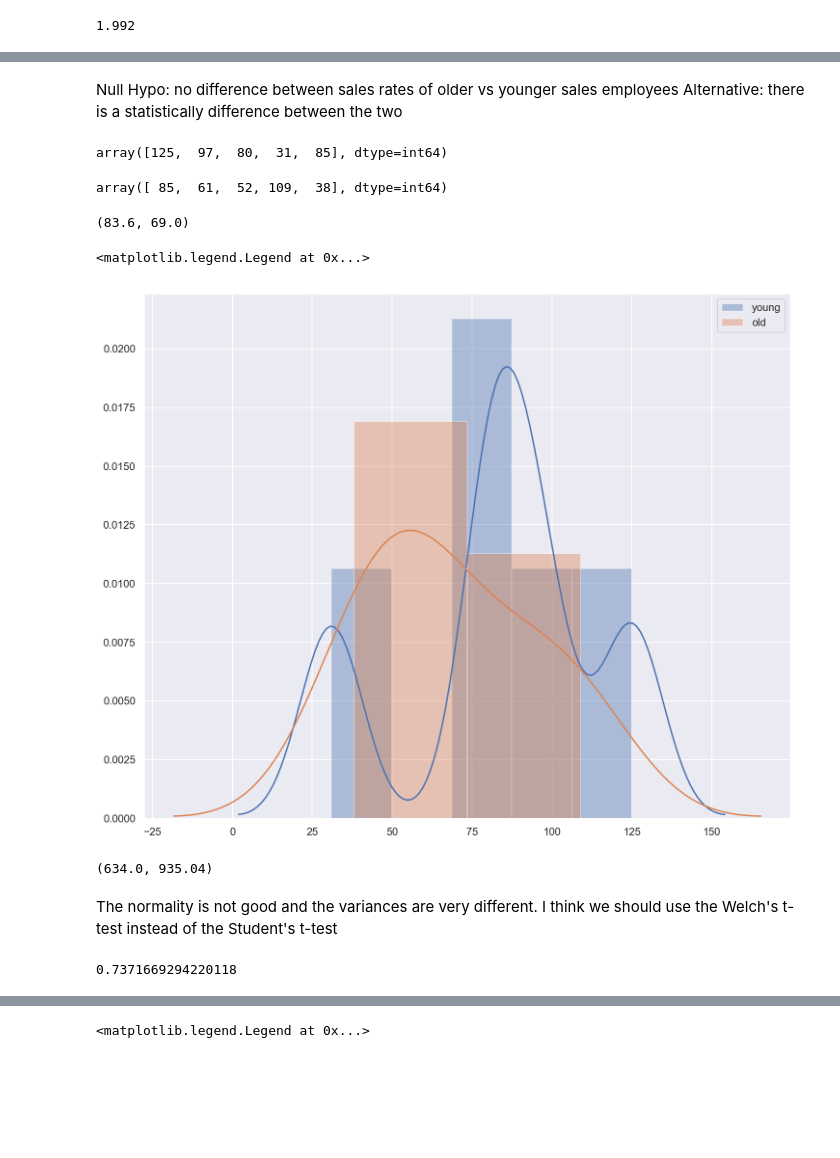
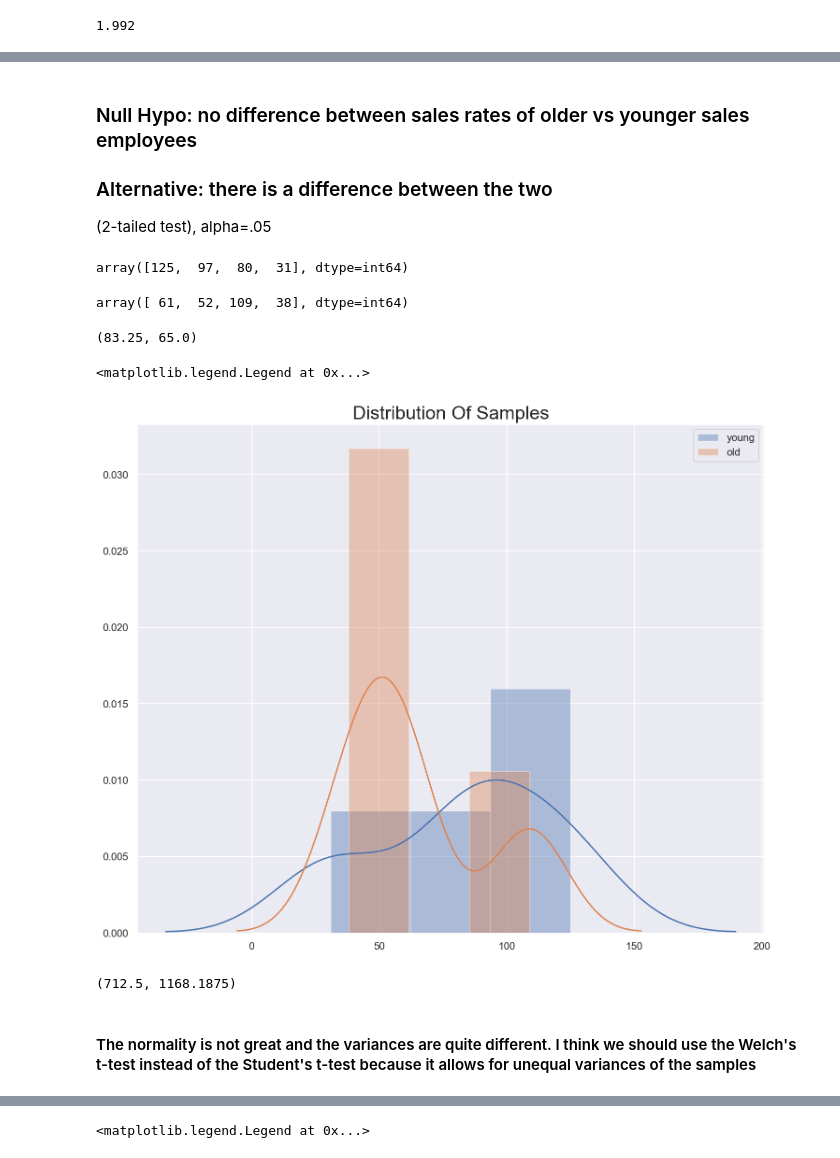
Before and after one commit to swede0623/dsc-2-final-project-online-ds-pt-031119, a Jupyter notebook: Project.ipynb, the cells around one changed output, grey strips where cells are left out. Cells and saved outputs as stored; diff of their text form; code cells hidden in the pictures; blank space fills up the shorter version.

```diff
--- a/Project.ipynb
+++ b/Project.ipynb
@@ -30,8 +26,10 @@ sns.set_style('whitegrid')
 import sqlalchemy
 from sqlalchemy import create_engine
 from sqlalchemy.orm import Session, sessionmaker
+from sqlalchemy import inspect
 
-engine = create_engine("sqlite:///Northwind_small.sqlite", echo=True)
+engine = create_engine("sqlite:///Northwind_small.sqlite")
 Session = sessionmaker(bind=engine)
 session = Session()
+inspector = inspect(engine)
 # %%
@@ -256,7 +121,8 @@ Younger vs Older employees sales numbers
 # %%
 df = pd.read_sql_query("""
-Select o.Id OrderId, o.EmployeeId, o.OrderDate, e.LastName, e.FirstName, e.BirthDate, count(*) num_orders from [Order] o JOIN Employee e
-on o.EmployeeId = e.Id where o.OrderDate between '2013-01-01' and '2015-01-01' group by o.EmployeeId
+Select o.Id OrderId, o.EmployeeId, o.OrderDate, e.LastName, e.FirstName, e.BirthDate, count(*) num_orders
+from [Order] o JOIN Employee e on o.EmployeeId = e.Id where o.OrderDate between '2013-01-01' and '2015-01-01'
+group by o.EmployeeId
 order by e.Birthdate
 """, engine)
 df
@@ -284,33 +144,39 @@ Is there a statistically significant difference between sales rates of the lower
 # %% [markdown]
-Null Hypo: no difference between sales rates of older vs younger sales employees
-Alternative: there is a statistically difference between the two
+### Null Hypo: no difference between sales rates of older vs younger sales employees
+
+### Alternative: there is a difference between the two
+
+(2-tailed test), alpha=.05
 # %%
-young = np.array(df.num_orders.iloc[0:5])
-old = np.array(df.num_orders.iloc[4:])
+young = np.array(df.num_orders.iloc[0:4])
+old = np.array(df.num_orders.iloc[5:])
 # %%
 young
 # %% [output]
-array([125,  97,  80,  31,  85], dtype=int64)
+array([125,  97,  80,  31], dtype=int64)
 # %%
 old
 # %% [output]
-array([ 85,  61,  52, 109,  38], dtype=int64)
+array([ 61,  52, 109,  38], dtype=int64)
 # %%
 young.mean(), old.mean()
 # %% [output]
-(83.6, 69.0)
+(83.25, 65.0)
 # %%
 sns.set(color_codes=True)
 sns.set(rc={'figure.figsize':(12,10)})
-sns.distplot(young, label='young') # Blue distribution
-sns.distplot(old, label='old') # Green distribution
+sns.distplot(young, label='young')
+sns.distplot(old, label='old')
+plt.title("Distribution Of Samples", size=20)
 plt.legend()
 # %% [output]
 <matplotlib.legend.Legend at 0x...>
-[figure, old version]
+[figure, new version]
 # %%
+# variance comparison
+
 old.var(), young.var()
 # %% [output]
-(634.0, 935.04)
+(712.5, 1168.1875)
 # %% [markdown]
-The normality is not good and the variances are very different.  I think we should use the Welch's t-test instead of the Student's t-test
+#### The normality is not great and the variances are quite different.  I think we should use the Welch's t-test instead of the Student's t-test because it allows for unequal variances of the samples
@@ -330,5 +182,0 @@ def welch_t(a, b):
-# %%
-t_2 = welch_t(young,old)
-t_2
-# %% [output]
-0.7371669294220118
```
Also changed, not shown: parts of 128 cells of this notebook.
